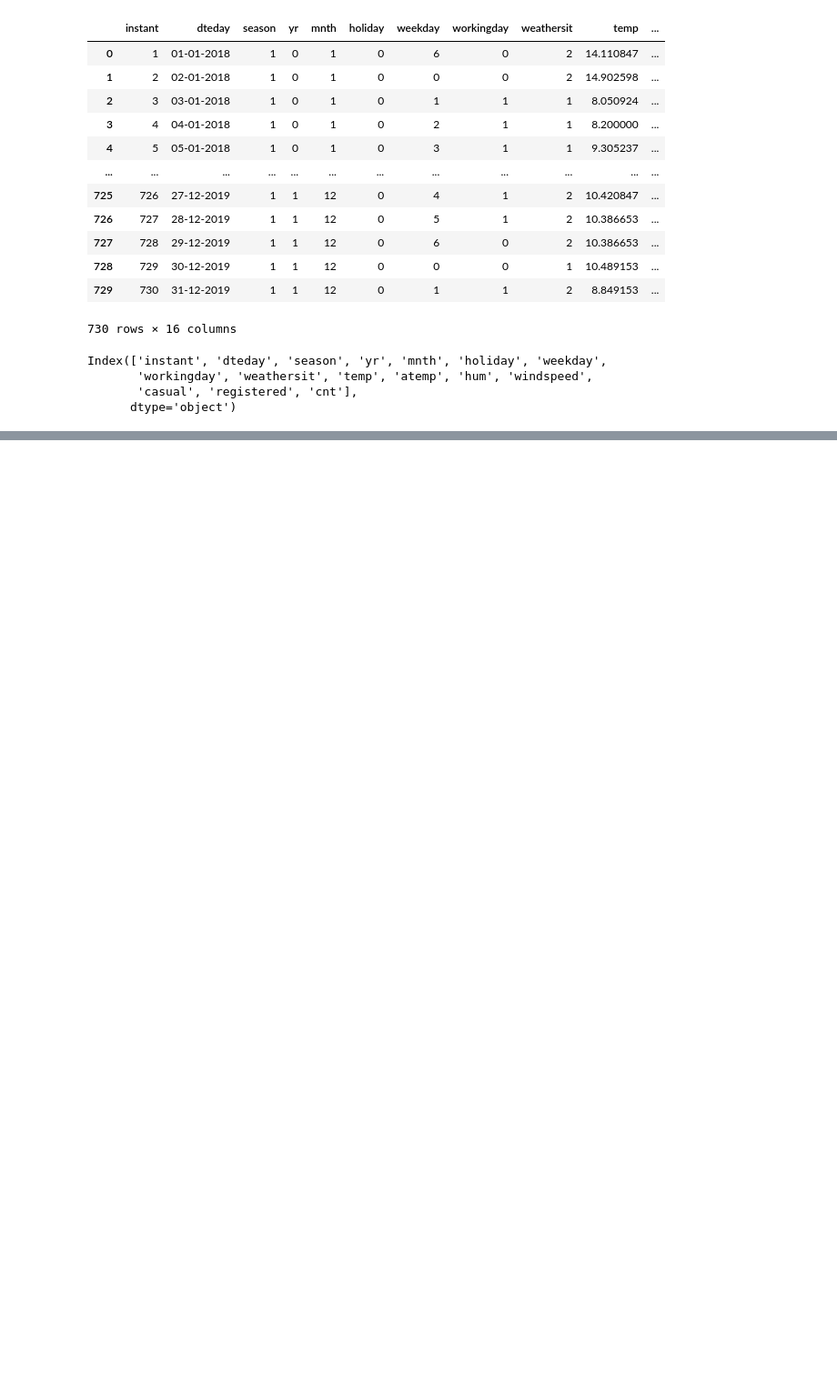
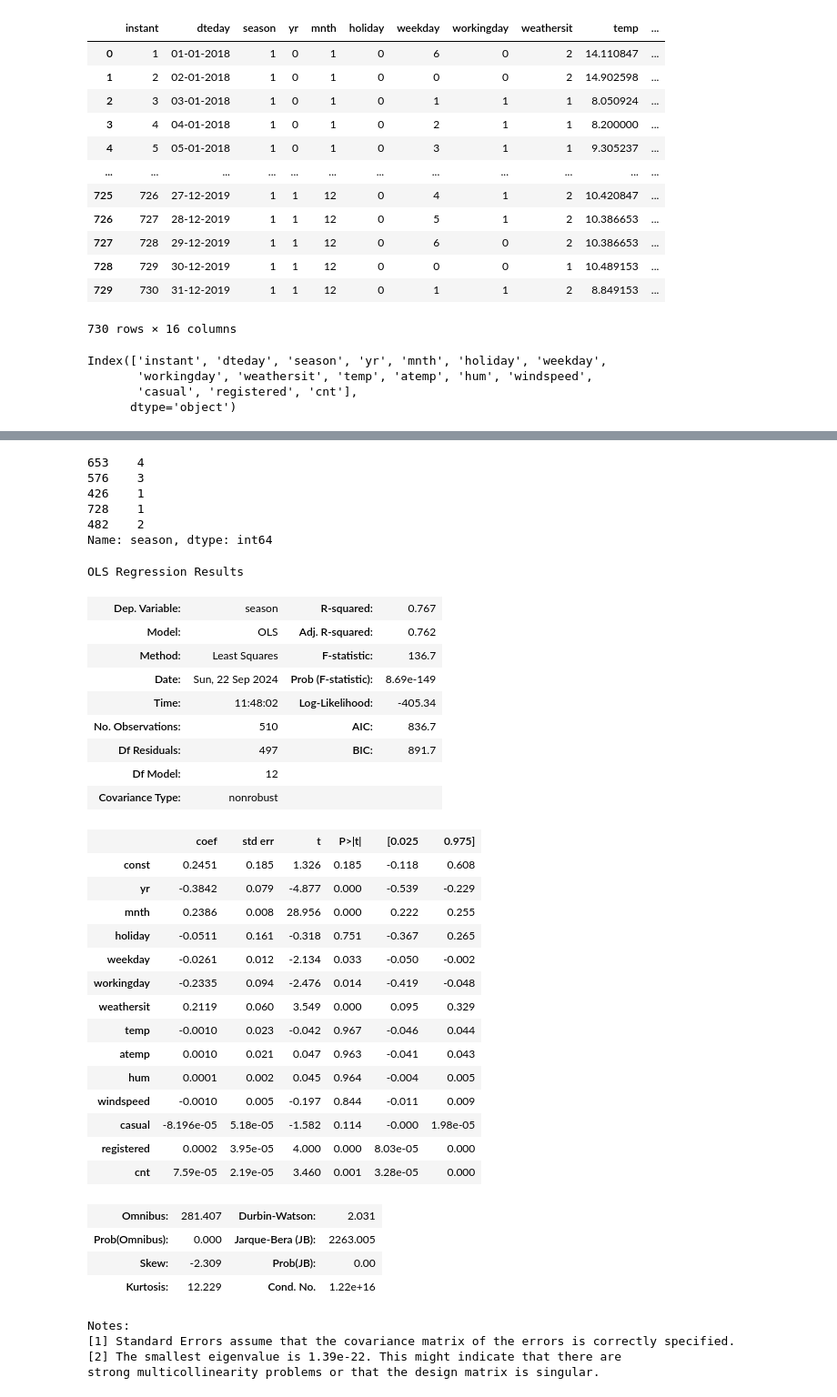
Before and after one commit to Rajbeer-singh2706/bike-sharing-case-study, a Jupyter notebook: bike_sharing.ipynb, the cells around one changed output, grey strips where cells are left out. Shown at 91% size. Saved outputs shown, nothing was run; the diff lists cells and outputs as text; code cells hidden in the pictures; blank space fills up the shorter version.

```diff
--- a/bike_sharing.ipynb
+++ b/bike_sharing.ipynb
@@ -75,0 +159,9 @@ plt.show()
+# %%
+y_train.head()
+# %% [output]
+653    4
+576    3
+426    1
+728    1
+482    2
+Name: season, dtype: int64
@@ -75,0 +173,47 @@ plt.show()
+# %%
+# build a models with all the variable
+# add a constant
+X_train_sm = sm.add_constant(X_train)
+
+# create first model
+lr = sm.OLS(y_train,X_train_sm)
+
+# Fit the model
+lr_model = lr.fit()
+
+# params
+lr_model.summary()
+# %% [output]
+OLS Regression Results
+| Dep. Variable: | season | R-squared: | 0.767 |
+| Model: | OLS | Adj. R-squared: | 0.762 |
+| Method: | Least Squares | F-statistic: | 136.7 |
+| Date: | Sun, 22 Sep 2024 | Prob (F-statistic): | 8.69e-149 |
+| Time: | 11:48:02 | Log-Likelihood: | -405.34 |
+| No. Observations: | 510 | AIC: | 836.7 |
+| Df Residuals: | 497 | BIC: | 891.7 |
+| Df Model: | 12 |  |  |
+| Covariance Type: | nonrobust |  |  |
+|  | coef | std err | t | P>|t| | [0.025 | 0.975] |
+| const | 0.2451 | 0.185 | 1.326 | 0.185 | -0.118 | 0.608 |
+| yr | -0.3842 | 0.079 | -4.877 | 0.000 | -0.539 | -0.229 |
+| mnth | 0.2386 | 0.008 | 28.956 | 0.000 | 0.222 | 0.255 |
+| holiday | -0.0511 | 0.161 | -0.318 | 0.751 | -0.367 | 0.265 |
+| weekday | -0.0261 | 0.012 | -2.134 | 0.033 | -0.050 | -0.002 |
+| workingday | -0.2335 | 0.094 | -2.476 | 0.014 | -0.419 | -0.048 |
+| weathersit | 0.2119 | 0.060 | 3.549 | 0.000 | 0.095 | 0.329 |
+| temp | -0.0010 | 0.023 | -0.042 | 0.967 | -0.046 | 0.044 |
+| atemp | 0.0010 | 0.021 | 0.047 | 0.963 | -0.041 | 0.043 |
+| hum | 0.0001 | 0.002 | 0.045 | 0.964 | -0.004 | 0.005 |
+| windspeed | -0.0010 | 0.005 | -0.197 | 0.844 | -0.011 | 0.009 |
+| casual | -8.196e-05 | 5.18e-05 | -1.582 | 0.114 | -0.000 | 1.98e-05 |
+| registered | 0.0002 | 3.95e-05 | 4.000 | 0.000 | 8.03e-05 | 0.000 |
+| cnt | 7.59e-05 | 2.19e-05 | 3.460 | 0.001 | 3.28e-05 | 0.000 |
+| Omnibus: | 281.407 | Durbin-Watson: | 2.031 |
+| Prob(Omnibus): | 0.000 | Jarque-Bera (JB): | 2263.005 |
+| Skew: | -2.309 | Prob(JB): | 0.00 |
+| Kurtosis: | 12.229 | Cond. No. | 1.22e+16 |
+Notes:
+[1] Standard Errors assume that the covariance matrix of the errors is correctly specified.
+[2] The smallest eigenvalue is 1.39e-22. This might indicate that there are
+strong multicollinearity problems or that the design matrix is singular.
```
Also changed, not shown: parts of 29 cells of this notebook.
